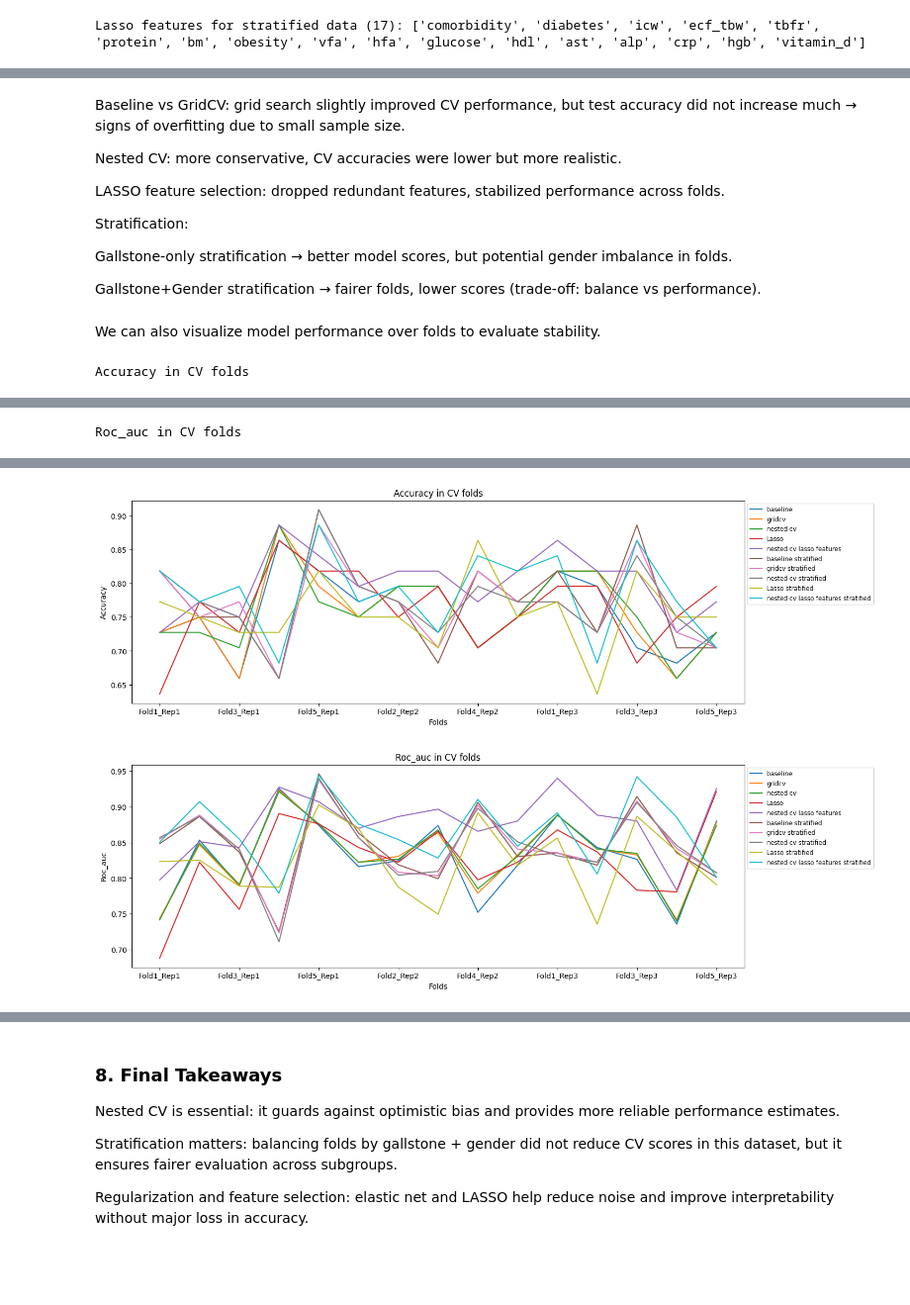
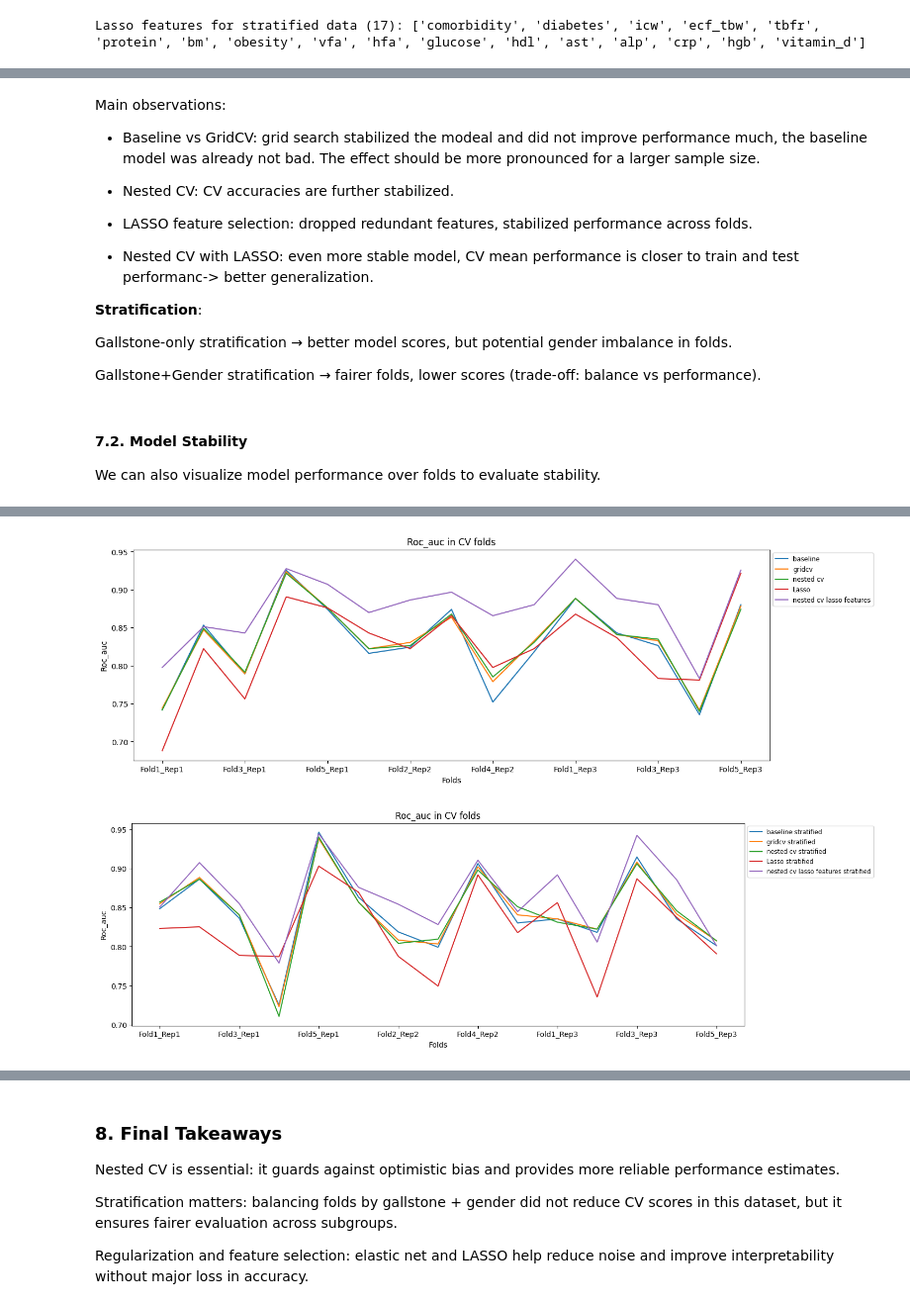
Before and after one commit to AnnaLyamkina/Gallstone-prediction, a Jupyter notebook: 03_regression_model.ipynb, the cells around one changed output, grey strips where cells are left out. Shown: that part at 99% size. Drawn from its saved outputs; the diff is of its cells as text; code cells hidden in the pictures; blank space fills up the shorter version.

Commit message:
Regression model final

```diff
--- a/03_regression_model.ipynb
+++ b/03_regression_model.ipynb
@@ -497,7 +505,9 @@ grid_7.fit(X_train_strat, y_train_strat)
 
 pipeline_7_best = grid_7.best_estimator_
 
-pipelines_results.append(get_pipeline_results(pipeline_7_best, name="gridcv stratified", X_train=X_train_strat, y_train=y_train_strat, X_test=X_test_strat, y_test=y_test_strat, splits=splits_strat))
+pipelines_results.append(get_pipeline_results(
+    pipeline_7_best, name="gridcv stratified", X_train=X_train_strat, y_train=y_train_strat, X_test=X_test_strat, y_test=y_test_strat, splits=splits_strat
+    ))
 # %%
 # nested cv stratified
 nested_cv_fold_scores_strat = []
@@ -544,7 +554,9 @@ pipeline_8 = Pipeline([
     ))
 ])
 
-pipelines_results.append(get_pipeline_results(pipeline_8, name="nested cv stratified", X_train=X_train_strat, y_train=y_train_strat, X_test=X_test_strat, y_test=y_test_strat, splits=splits_strat))
+pipelines_results.append(get_pipeline_results(
+    pipeline_8, name="nested cv stratified", X_train=X_train_strat, y_train=y_train_strat, X_test=X_test_strat, y_test=y_test_strat, splits=splits_strat
+    ))
 # %%
 # Lasso strong stratified
 pipeline_9 = Pipeline([
@@ -561,7 +573,9 @@ pipeline_9 = Pipeline([
 
 
 pipeline_9.fit(X_train_strat, y_train_strat)
-pipelines_results.append(get_pipeline_results(pipeline_9, name="Lasso stratified", X_train=X_train_strat, y_train=y_train_strat, X_test=X_test_strat, y_test=y_test_strat, splits=splits_strat))
+pipelines_results.append(get_pipeline_results(
+    pipeline_9, name="Lasso stratified", X_train=X_train_strat, y_train=y_train_strat, X_test=X_test_strat, y_test=y_test_strat, splits=splits_strat
+    ))
 
 # print("Pipeline 9 coefs:")
 # for (k, v) in zip(X_train_strat.columns, pipeline_9.named_steps["logreg"].coef_[0]):
@@ -620,8 +634,10 @@ pipeline_10 = Pipeline([
         l1_ratio=nested_cv_best_params_strat['logreg__l1_ratio']
     ))
 ])
-pipelines_results.append(get_pipeline_results(pipeline_10, name="nested cv lasso features stratified", X_train=X_train_lasso_strat, y_train=y_train_strat,
-                                              X_test=X_test_lasso_strat, y_test=y_test_strat, splits=splits_strat))
+pipelines_results.append(get_pipeline_results(
+    pipeline_10, name="nested cv lasso features stratified", X_train=X_train_lasso_strat, y_train=y_train_strat,
+                X_test=X_test_lasso_strat, y_test=y_test_strat, splits=splits_strat
+                                              ))
 # %% [markdown]
 ### 7. Results
 
@@ -643,18 +667,25 @@ show_pipeline_summary(pipelines_results)
 # %% [markdown]
-Baseline vs GridCV: grid search slightly improved CV performance, but test accuracy did not increase much → signs of overfitting due to small sample size.
+Main observations:
 
-Nested CV: more conservative, CV accuracies were lower but more realistic.
+- Baseline vs GridCV: grid search stabilized the modeal and did not improve performance much, the baseline model was already not bad. The effect should be more pronounced for a larger sample size.
 
-LASSO feature selection: dropped redundant features, stabilized performance across folds.
+- Nested CV: CV accuracies are further stabilized.
 
-Stratification:
+- LASSO feature selection: dropped redundant features, stabilized performance across folds.
+
+- Nested CV with LASSO: even more stable model, CV mean performance is closer to train and test performanc-> better generalization.
+
+**Stratification**:
 
 Gallstone-only stratification → better model scores, but potential gender imbalance in folds.
 
 Gallstone+Gender stratification → fairer folds, lower scores (trade-off: balance vs performance).
 # %% [markdown]
+#### 7.2. Model Stability
+
 We can also visualize model performance over folds to evaluate stability.
 # %%
-show_pipeline_folds(pipelines_results)
+# we plot results for folds stratified by gallstone only and gallsone + gender separately as they use different folds
+show_pipeline_folds(pipelines_results[:5], show_tables=False, metrics=["roc_auc"])
+show_pipeline_folds(pipelines_results[5:], show_tables=False, metrics=["roc_auc"])
 # %% [output]
-Accuracy in CV folds
@@ -677 +691,0 @@ Accuracy in CV folds
-Roc_auc in CV folds
@@ -694,2 +692,2 @@ Roc_auc in CV folds
-[figure, old version]
+[figure, new version]
-[figure, old version]
+[figure, new version]
```
Also changed, not shown: parts of 23 cells of this notebook, 1 other file.
